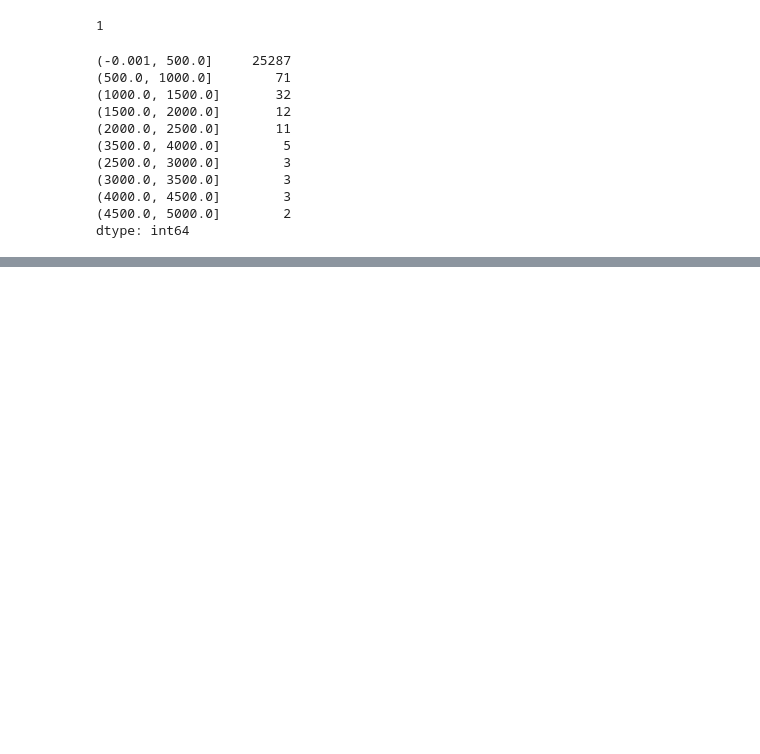
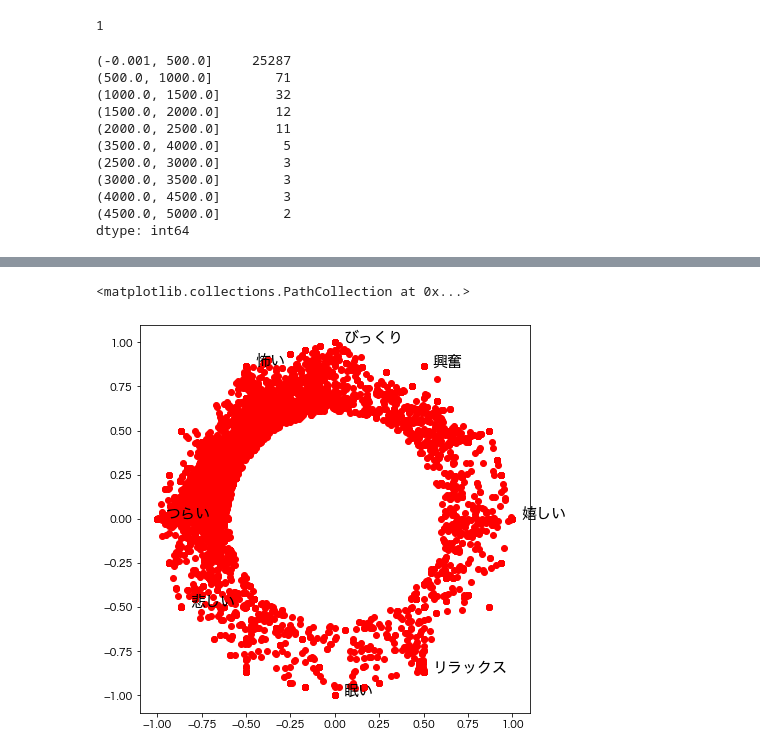
Before and after one commit to midoriba/emotionDic, a Jupyter notebook: sub.ipynb, the cells around one changed output, grey strips where cells are left out. Cells and saved outputs as stored; diff of their text form; code cells hidden in the pictures; blank space fills up the shorter version.

```diff
--- a/sub.ipynb
+++ b/sub.ipynb
@@ -320,0 +310,5 @@ dtype: int64
+# %%
+for i in emodict['dict']:
+    if(i['lemma'] == '綺麗'):
+        print(i)
+        break
@@ -320,0 +341,6 @@ dtype: int64
+# %%
+target_words = ['悲しい',"嬉しい","うれしい","楽しい","興奮","やったー","驚く","驚き","衝撃","びっくり","怖い","恐ろしい","イライラ","むかつく","つらい","最悪","嫌","憂鬱","しんどい","だるい","疲れる","眠い","眠る","のんびり","リラックス","落ち着く","安心","ほっと","満足"]
+df = pd.read_csv(f'{out}/output5.csv')
+tdf = df.loc[~(df['lemma'].isin(target_words)) & (df['frequency'] > 10)]
+ipf = tdf.iloc[:20]
+ipf.loc[:,['lemma', 'position']].to_csv(f'{out}/display2.csv', index=0)
@@ -320,0 +353,33 @@ dtype: int64
+# %%
+import matplotlib.pyplot as plt
+import math
+plt.rcParams['font.family'] = 'Hiragino Sans'
+fig3 = plt.figure(figsize=(7,7), dpi=72)
+ax3 = fig3.add_subplot(111)
+x3 = []
+y3 = []
+tag3 = []
+spx3 = []
+spy3 = []
+with open('seeds/emot4.txt') as f:
+    fl = f.readlines()
+    for i in fl:
+        lemma, arg = i.split()
+        if(not lemma in ['つらい','興奮', '嬉しい', '悲しい', 'びっくり', '眠い', 'リラックス', '怖い']):
+            continue
+        xp, yp = argtoxy(int(arg))
+        x3.append(xp)
+        y3.append(yp)
+        tag3.append(lemma)
+        ax3.text(xp+0.05, yp, lemma, fontsize=15)
+
+ax3.scatter(x3, y3)
+for i in tdf['position']:
+    p = json.loads(i)
+    spx3.append(p[0])
+    spy3.append(p[1])
+
+ax3.scatter(spx3, spy3, c='red')
+# %% [output]
+<matplotlib.collections.PathCollection at 0x...>
+[figure, added]
```
Also changed, not shown: parts of 9 cells of this notebook, 8 other files.
